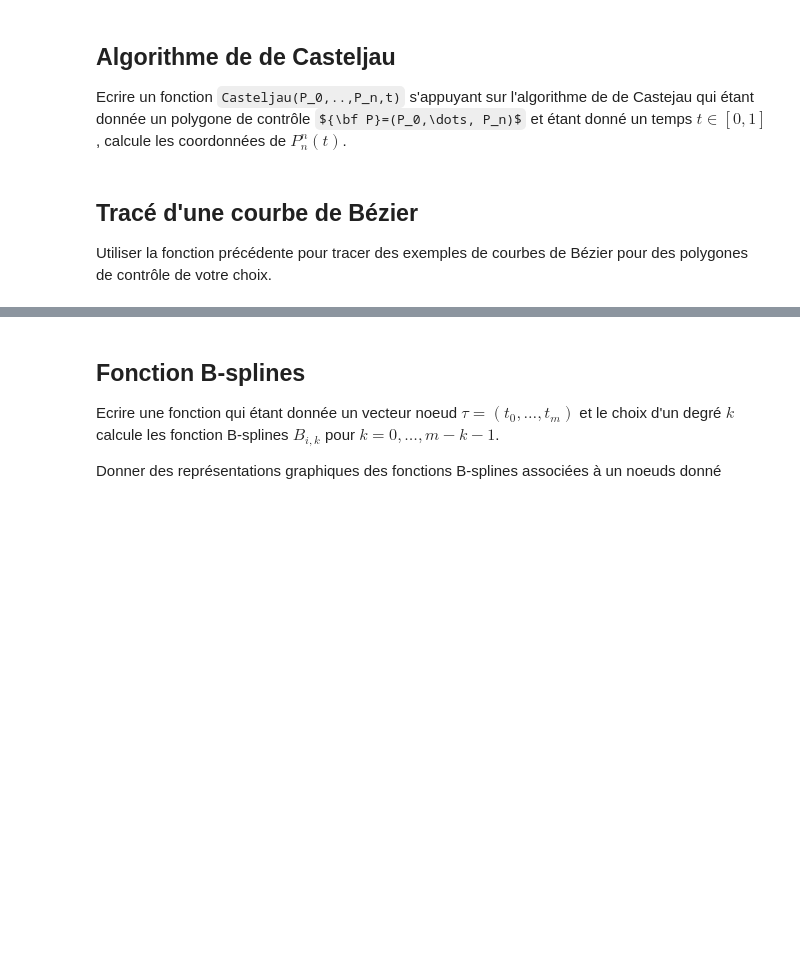
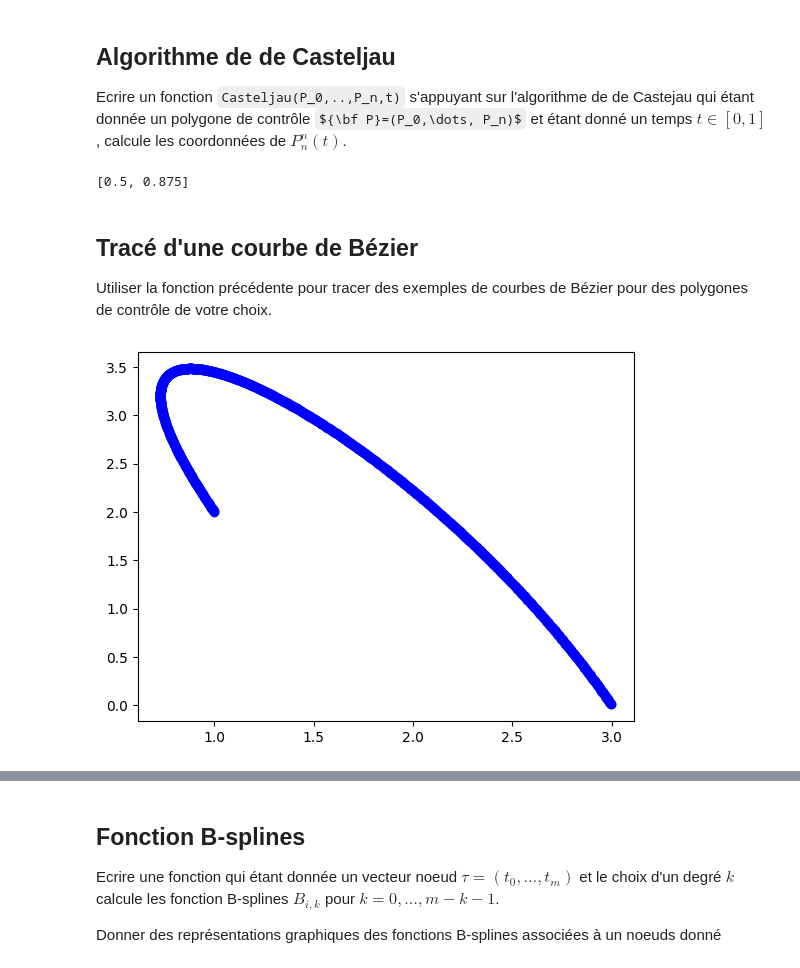
Before and after one commit to zshelali/UTBM-Math, a Jupyter notebook: IT44/TP3-Béziers-et-B-splines/Bezier.ipynb, the cells around one changed output, grey strips where cells are left out. Cells and saved outputs as stored; diff of their text form; code cells hidden in the pictures; some formulas as TeX source; blank space fills up the shorter version.

```diff
--- a/IT44/TP3-Béziers-et-B-splines/Bezier.ipynb
+++ b/IT44/TP3-Béziers-et-B-splines/Bezier.ipynb
@@ -15,4 +18,42 @@
+# %%
+def deCasteljau(points,t):
+    if len(points) == 1 : return points[0]
+    else :
+        new_points = []
+        for i in range(len(points)-1):
+            x = (1-t)*points[i][0] + t*points[i+1][0]
+            y = (1-t)*points[i][1] + t*points[i+1][1]
+            new_points.append([x,y])
+        return deCasteljau(new_points,t)
+# %%
+p10 = [2,0]
+p11 = [1, 1]
+p12 = [0, 1]
+p13 = [-1, 1]
+
+points2 = [p10, p11, p12, p13]
+
+deCasteljau(points2, 1/2)
+# %% [output]
+[0.5, 0.875]
 # %% [markdown]
 ## Tracé d'une courbe de Bézier
 
 Utiliser la fonction précédente pour tracer des exemples de courbes de Bézier pour des polygones de contrôle de votre choix.
+# %%
+def bezier(points):
+    t = 0
+    while (t <= 1):
+        plt.plot(deCasteljau(points,t)[0], deCasteljau(points,t)[1],'bo')
+        t+=0.001
+    plt.show()
+# %%
+p0 = [1,2]
+p1 = [0,5]
+p2 = [2,3]
+p3 = [3,0]
+points = [p0,p1,p2,p3]
+
+bezier(points)
+# %% [output]
+[figure, added]
```
Also changed, not shown: parts of 11 cells of this notebook, 2 other files.
